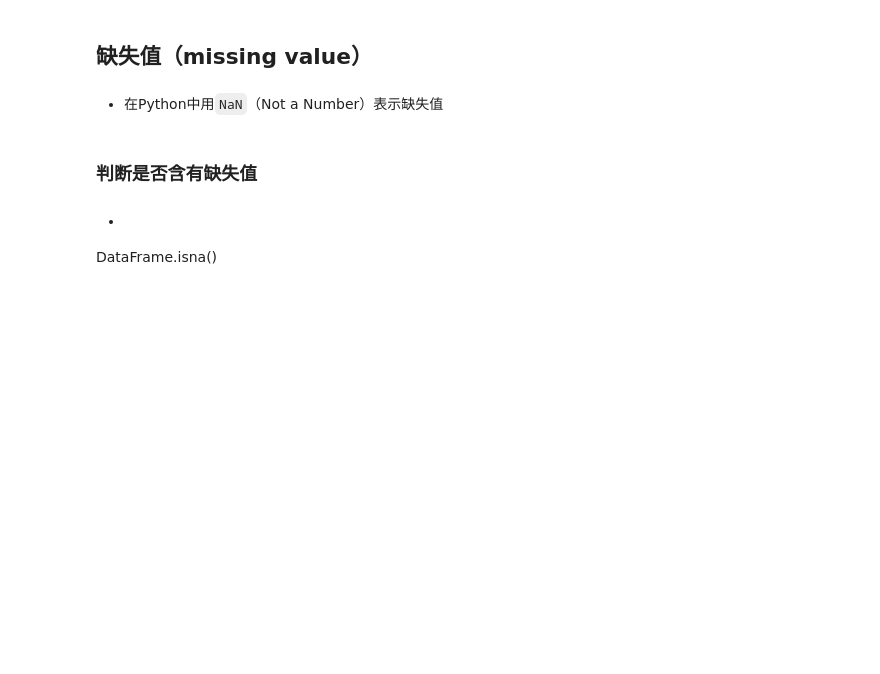
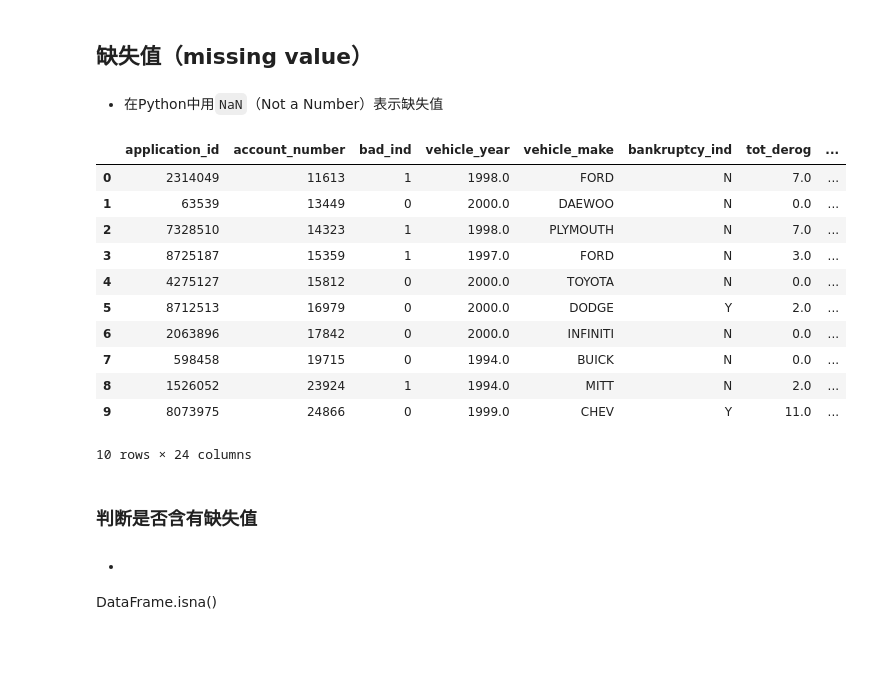
Before and after one commit to christinemu/biz-mining, a Jupyter notebook: DataExplore.ipynb, the cells around one changed output. Drawn from its saved outputs; the diff is of its cells as text; code cells hidden in the pictures; blank space fills up the shorter version.

```diff
--- a/DataExplore.ipynb
+++ b/DataExplore.ipynb
@@ -636,7 +920,20 @@ posDf.iloc[:,[True,False,False,False]];
 # %% [markdown]
 - 在Python中用`NaN`（Not a Number）表示缺失值
 # %%
-accept.head()
+accept.head(10)
+# %% [output]
+|  | application_id | account_number | bad_ind | vehicle_year | vehicle_make | bankruptcy_ind | tot_derog | ... |
+| 0 | 2314049 | 11613 | 1 | 1998.0 | FORD | N | 7.0 | ... |
+| 1 | 63539 | 13449 | 0 | 2000.0 | DAEWOO | N | 0.0 | ... |
+| 2 | 7328510 | 14323 | 1 | 1998.0 | PLYMOUTH | N | 7.0 | ... |
+| 3 | 8725187 | 15359 | 1 | 1997.0 | FORD | N | 3.0 | ... |
+| 4 | 4275127 | 15812 | 0 | 2000.0 | TOYOTA | N | 0.0 | ... |
+| 5 | 8712513 | 16979 | 0 | 2000.0 | DODGE | Y | 2.0 | ... |
+| 6 | 2063896 | 17842 | 0 | 2000.0 | INFINITI | N | 0.0 | ... |
+| 7 | 598458 | 19715 | 0 | 1994.0 | BUICK | N | 0.0 | ... |
+| 8 | 1526052 | 23924 | 1 | 1994.0 | MITT | N | 2.0 | ... |
+| 9 | 8073975 | 24866 | 0 | 1999.0 | CHEV | Y | 11.0 | ... |
+10 rows × 24 columns
 # %% [markdown]
 ### 判断是否含有缺失值
 # %% [markdown]
```
Also changed, not shown: parts of 120 cells of this notebook.
